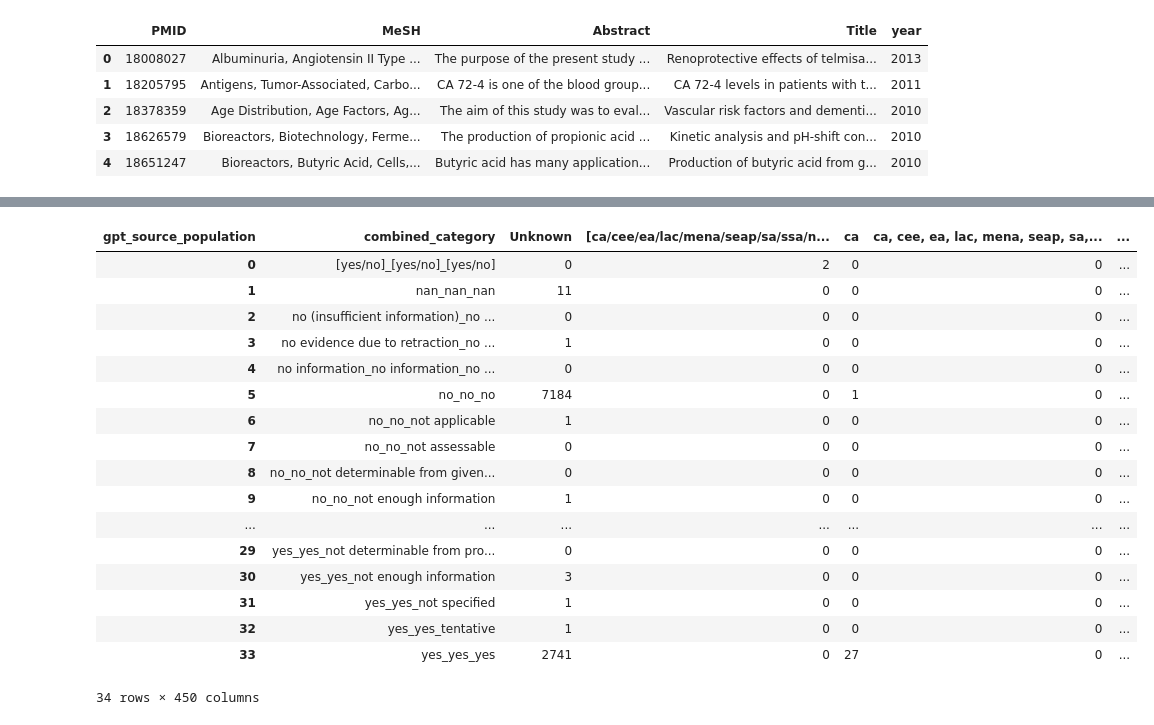
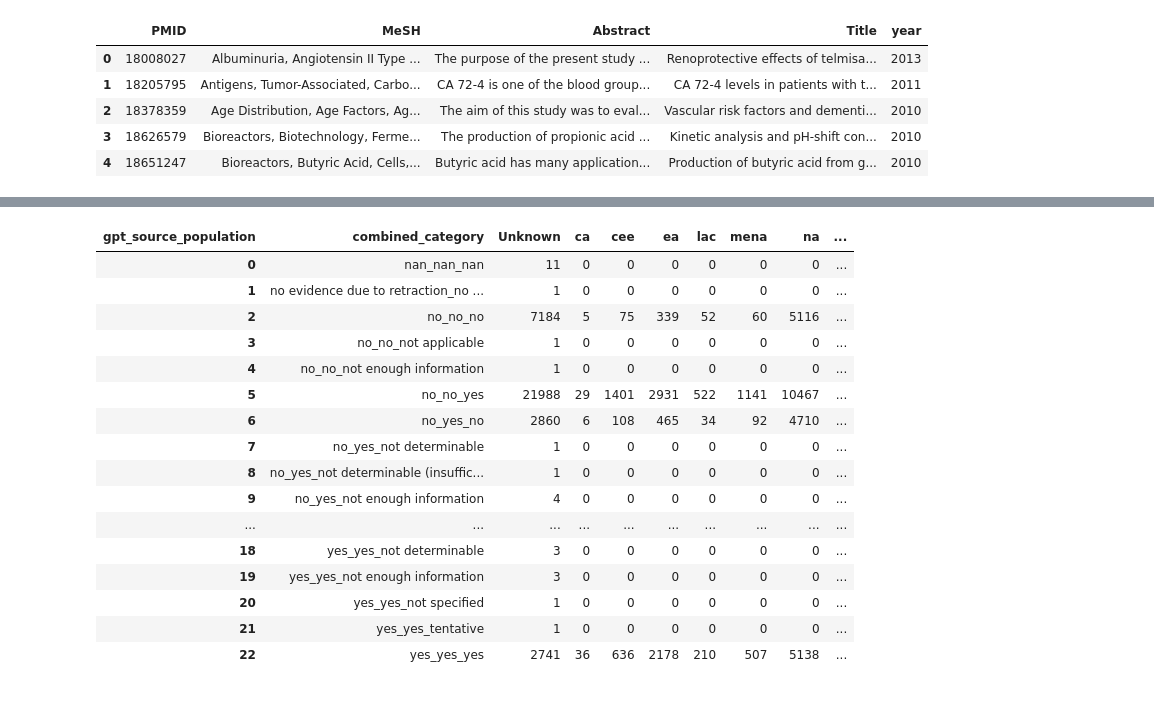
Before and after one commit to chroniq-lab/equity_precision_llm, a Jupyter notebook: preprocessing/epl05 chatgpt output of unattributable.ipynb, the cells around one changed output, grey strips where cells are left out. Saved outputs shown, nothing was run; the diff lists cells and outputs as text; code cells hidden in the pictures.

```diff
--- a/preprocessing/epl05 chatgpt output of unattributable.ipynb
+++ b/preprocessing/epl05 chatgpt output of unattributable.ipynb
@@ -98,58 +98,79 @@ merged_df_unattributable.head()
 | 4 | 18651247 | Bioreactors, Butyric Acid, Cells,... | Butyric acid has many application... | Production of butyric acid from g... | 2010 | 18651247.0 | Production of butyric acid from g... | no | no | ... |
 # %%
 import pandas as pd
+
+# Define the valid source population categories
+VALID_REGIONS = {"ca", "na", "cee", "lac", "sa", "ssa", "we", "seap", "mena", "ea", "Unknown"}
 
 # Define a function to categorize exclusion reasons
 def excluded(row):
     if pd.isna(row['Title']) or pd.isna(row['Abstract']) or pd.isna(row['MeSH']):
         return "Empty"
 
 # Apply the exclusion categorization
 merged_df_unattributable['exclusion_reason'] = merged_df_unattributable.apply(excluded, axis=1)
 
+# Function to normalize and split source population into valid categories
+def normalize_source_population(source_population):
+    if pd.isna(source_population):
+        return []
+    regions = {region.strip() for region in source_population.split(',')}
+    return list(VALID_REGIONS.intersection(regions))
+
+# Expand the dataframe to include separate rows for each valid region
+expanded_rows = []
+for _, row in merged_df_unattributable.iterrows():
+    regions = normalize_source_population(row['gpt_source_population'])
+    for region in regions:
+        new_row = row.copy()
+        new_row['gpt_source_population'] = region
+        expanded_rows.append(new_row)
+
+# Create a new DataFrame with the expanded rows
+expanded_df = pd.DataFrame(expanded_rows)
+
 # Create a crosstab summary function
-def crosstab_summary(merged_df_unattributable, categories, region_col='gpt_source_population'):
+def crosstab_summary(expanded_df, categories, region_col='gpt_source_population'):
     """
     Generate a crosstab summary of studies categorized by multiple conditions, stratified by region.
 
-    :param df: DataFrame containing the study data
+    :param expanded_df: DataFrame containing the study data
     :param categories: List of column names representing different study categories
     :param region_col: Column name representing the region for stratification
     :return: DataFrame summarizing counts of different study combinations by region
     """
-    merged_df_unattributable['combined_category'] = merged_df_unattributable[categories].astype(str).agg('_'.join, axis=1)
-    summary = pd.crosstab(merged_df_unattributable['combined_category'], merged_df_unattributable[region_col])
+    expanded_df['combined_category'] = expanded_df[categories].astype(str).agg('_'.join, axis=1)
+    summary = pd.crosstab(expanded_df['combined_category'], expanded_df[region_col])
     summary.reset_index(inplace=True)
     return summary
 
 # Define categories
 categories = ['gpt_precision_medicine', 'gpt_diabetes', 'gpt_primary_study']
 
 # Generate crosstab summary stratified by region
-summary_merged_df_unattributable = crosstab_summary(merged_df_unattributable, categories, region_col='gpt_source_population')
+summary_expanded_df = crosstab_summary(expanded_df, categories, region_col='gpt_source_population')
 
 # Save the output
 output_path = path_equity_precision_llm_repo + '/preprocessing/epl05_combined_output_Unattributable.csv'
-summary_merged_df_unattributable.to_csv(output_path, index=False)
+summary_expanded_df.to_csv(output_path, index=False)
 
 # Display summary
-display(summary_merged_df_unattributable)
+display(summary_expanded_df)
 # %% [output]
-| gpt_source_population | combined_category | Unknown | [ca/cee/ea/lac/mena/seap/sa/ssa/n... | ca | ca, cee, ea, lac, mena, seap, sa,... | ... |
-| 0 | [yes/no]_[yes/no]_[yes/no] | 0 | 2 | 0 | 0 | ... |
-| 1 | nan_nan_nan | 11 | 0 | 0 | 0 | ... |
-| 2 | no (insufficient information)_no ... | 0 | 0 | 0 | 0 | ... |
-| 3 | no evidence due to retraction_no ... | 1 | 0 | 0 | 0 | ... |
-| 4 | no information_no information_no ... | 0 | 0 | 0 | 0 | ... |
-| 5 | no_no_no | 7184 | 0 | 1 | 0 | ... |
-| 6 | no_no_not applicable | 1 | 0 | 0 | 0 | ... |
-| 7 | no_no_not assessable | 0 | 0 | 0 | 0 | ... |
-| 8 | no_no_not determinable from given... | 0 | 0 | 0 | 0 | ... |
-| 9 | no_no_not enough information | 1 | 0 | 0 | 0 | ... |
-| ... | ... | ... | ... | ... | ... | ... |
-| 29 | yes_yes_not determinable from pro... | 0 | 0 | 0 | 0 | ... |
-| 30 | yes_yes_not enough information | 3 | 0 | 0 | 0 | ... |
-| 31 | yes_yes_not specified | 1 | 0 | 0 | 0 | ... |
-| 32 | yes_yes_tentative | 1 | 0 | 0 | 0 | ... |
-| 33 | yes_yes_yes | 2741 | 0 | 27 | 0 | ... |
+| gpt_source_population | combined_category | Unknown | ca | cee | ea | lac | mena | na | ... |
+| 0 | nan_nan_nan | 11 | 0 | 0 | 0 | 0 | 0 | 0 | ... |
+| 1 | no evidence due to retraction_no ... | 1 | 0 | 0 | 0 | 0 | 0 | 0 | ... |
+| 2 | no_no_no | 7184 | 5 | 75 | 339 | 52 | 60 | 5116 | ... |
+| 3 | no_no_not applicable | 1 | 0 | 0 | 0 | 0 | 0 | 0 | ... |
+| 4 | no_no_not enough information | 1 | 0 | 0 | 0 | 0 | 0 | 0 | ... |
+| 5 | no_no_yes | 21988 | 29 | 1401 | 2931 | 522 | 1141 | 10467 | ... |
+| 6 | no_yes_no | 2860 | 6 | 108 | 465 | 34 | 92 | 4710 | ... |
+| 7 | no_yes_not determinable | 1 | 0 | 0 | 0 | 0 | 0 | 0 | ... |
+| 8 | no_yes_not determinable (insuffic... | 1 | 0 | 0 | 0 | 0 | 0 | 0 | ... |
+| 9 | no_yes_not enough information | 4 | 0 | 0 | 0 | 0 | 0 | 0 | ... |
+| ... | ... | ... | ... | ... | ... | ... | ... | ... | ... |
+| 18 | yes_yes_not determinable | 3 | 0 | 0 | 0 | 0 | 0 | 0 | ... |
+| 19 | yes_yes_not enough information | 3 | 0 | 0 | 0 | 0 | 0 | 0 | ... |
+| 20 | yes_yes_not specified | 1 | 0 | 0 | 0 | 0 | 0 | 0 | ... |
+| 21 | yes_yes_tentative | 1 | 0 | 0 | 0 | 0 | 0 | 0 | ... |
+| 22 | yes_yes_yes | 2741 | 36 | 636 | 2178 | 210 | 507 | 5138 | ... |
-34 rows × 450 columns
```
Also changed, not shown: parts of 1 cell of this notebook, 2 other files.
